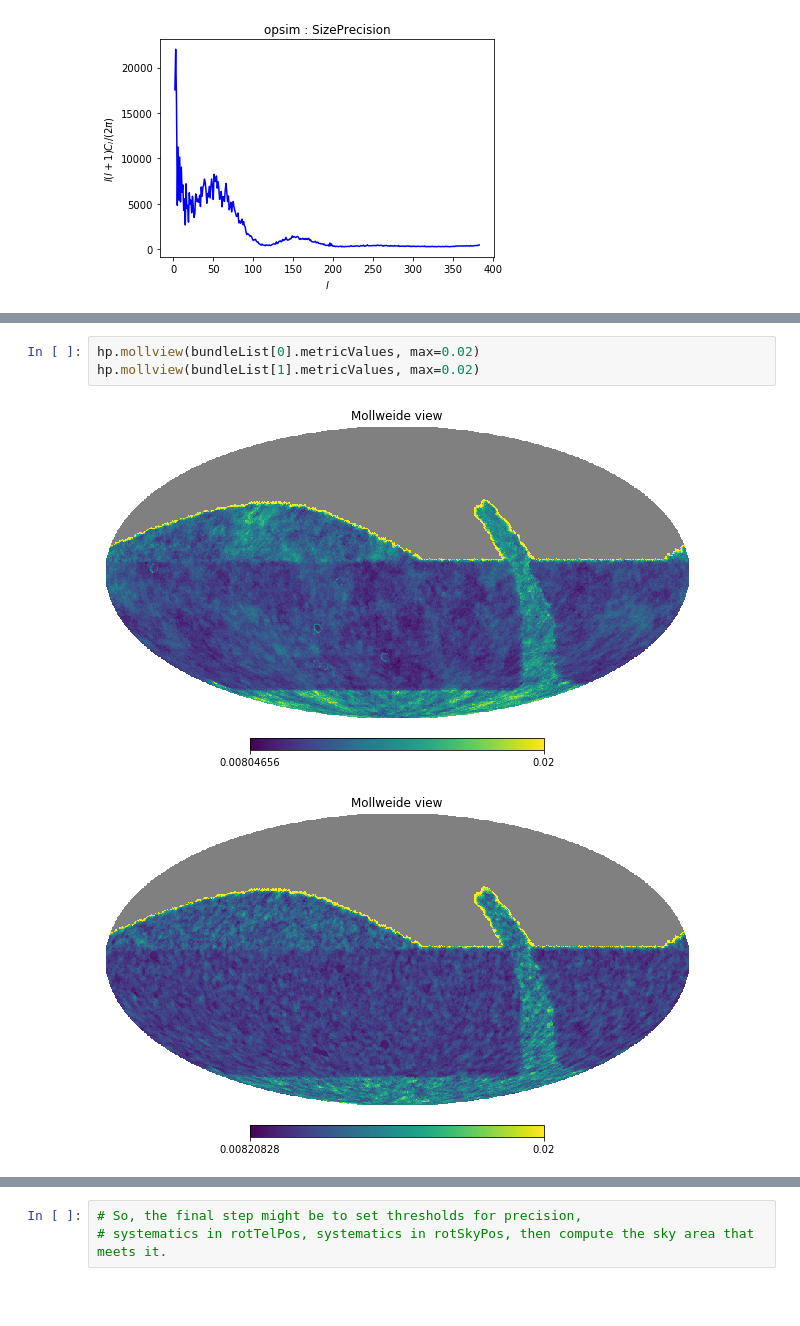
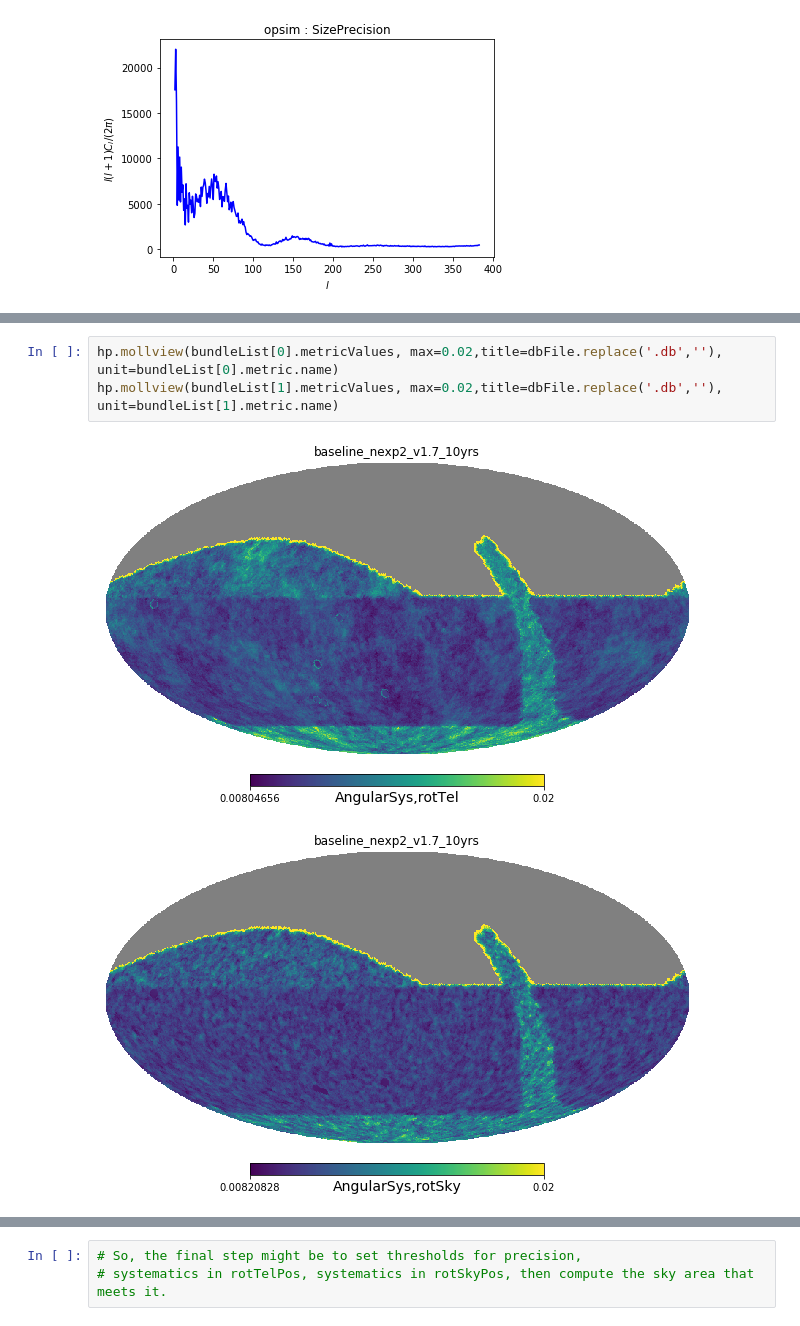
Before and after one commit to yoachim/21_Scratch, a Jupyter notebook: shape_metric/measure_shape_metric.ipynb, the cells around one changed output, grey strips where cells are left out. Drawn from its saved outputs; the diff is of its cells as text; blank space fills up the shorter version.

Commit message:
plot labels

```diff
--- a/shape_metric/measure_shape_metric.ipynb
+++ b/shape_metric/measure_shape_metric.ipynb
@@ -96,11 +96,11 @@ Plotting complete.
 [figure]
 [figure]
 # %%
-hp.mollview(bundleList[0].metricValues, max=0.02)
-hp.mollview(bundleList[1].metricValues, max=0.02)
+hp.mollview(bundleList[0].metricValues, max=0.02,title=dbFile.replace('.db',''), unit=bundleList[0].metric.name)
+hp.mollview(bundleList[1].metricValues, max=0.02,title=dbFile.replace('.db',''), unit=bundleList[1].metric.name)
 # %% [output]
-[figure, old version]
+[figure, new version]
-[figure, old version]
+[figure, new version]
 # %%
 dbFile = 'spiders_v1.5_10yrs.db'
 conn = db.OpsimDatabase(dbFile)
```
Also changed, not shown: parts of 7 cells of this notebook.
